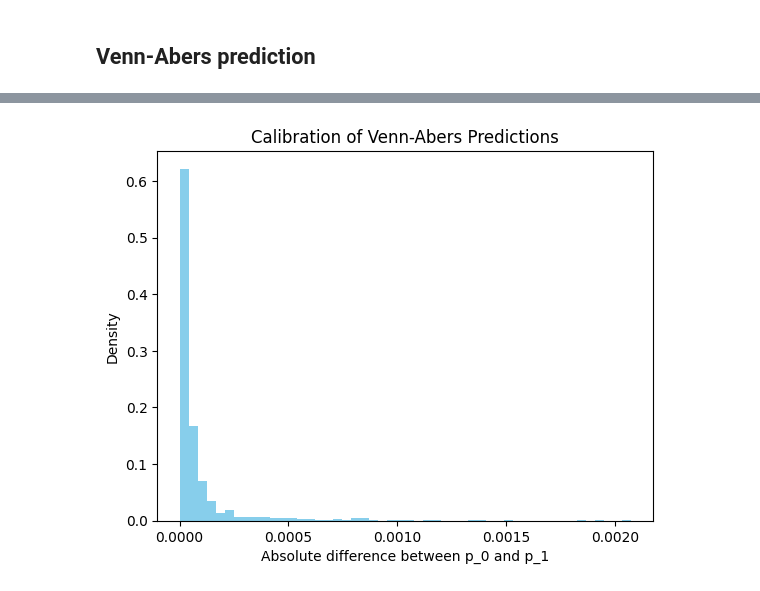
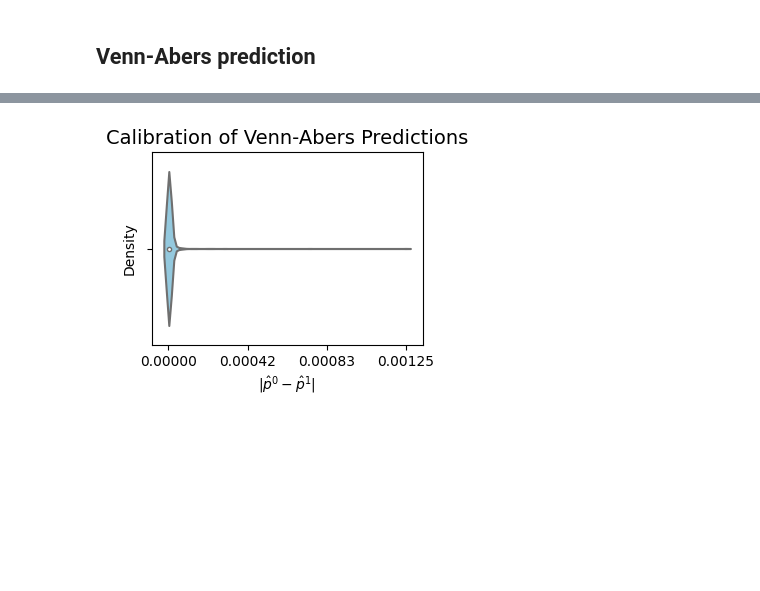
Before and after one commit to ronboger/conformal-protein-retrieval, a Jupyter notebook: pfam/analyze_protein_vec_results.ipynb, the cells around one changed output, grey strips where cells are left out. Cells and saved outputs as stored; diff of their text form; code cells hidden in the pictures; blank space fills up the shorter version.

```diff
--- a/pfam/analyze_protein_vec_results.ipynb
+++ b/pfam/analyze_protein_vec_results.ipynb
@@ -89,5 +115,5 @@ plt.savefig('/data/ron/protein-conformal/figs/pvec_error_rates_partial.pdf', for
 ## Learn then test for FDR
 # %%
 alpha = 0.1
-lhat, risk = get_thresh_FDR(labels, sims, alpha, delta=0.5, N=100)
-print(f'alpha={alpha}, lhat={lhat}, risk={risk}')
+lhat, risk_0 = get_thresh_FDR(labels, sims, alpha, delta=0.5, N=100)
+print(f'alpha={alpha}, lhat={lhat}, risk={risk_0}')
@@ -144,17 +178,0 @@ plt.savefig('/data/ron/protein-conformal/data/pvec_risk_histogram.pdf', format='
-# %%
-# is this nonsense for something else?
-num_trials = 3
-alpha = 0.9
-n_calib = 100
-for trial in range(num_trials):
-    # Randomly split data into calibration and test sets
-    np.random.shuffle(data)
-    cal_data = data[:n_calib]
-    test_data = data[n_calib:3*n_calib]
-
-    X_cal, y_cal = get_sims_labels(cal_data, partial=False)
-    X_test, y_test_exact = get_sims_labels(test_data, partial=False)
-    _, y_test_partial = get_sims_labels(test_data, partial=True)
-    lhat = get_thresh_new_FDR(X_cal, y_cal, alpha)
-    error, fraction_inexact, error_partial, fraction_partial, false_disc = validate_lhat_new(X_test, y_test_partial, y_test_exact, lhat)
-    print(f'Trial {trial+1}: lhat: {lhat}, Ex&!Id/Ex (FNR): {error:.2f}, In/Id (FDR): {fraction_inexact:.2f}, Pa&!Id/Pa (FNR partial): {error_partial:.2f}, Pa&Id/Id: {fraction_partial:.2f} (TPR partial), FPR: {false_disc:.2f}')
@@ -284,12 +304,21 @@ for trial in tqdm(range(num_trials)):
 # %%
 abs_p = [np.abs(p[0] - p[1]) for p in sva_results]
 # %%
-weights = np.ones_like(abs_p) / len(abs_p)
-plt.hist(abs_p, bins=50, color='skyblue', weights=weights)
-plt.xlabel('Absolute difference between p_0 and p_1')
-plt.ylabel('Density')
-plt.title('Calibration of Venn-Abers Predictions')
-plt.savefig('/data/ron/protein-conformal/figs/sva_calibration.pdf', format='pdf')
+plt.figure(figsize=(3.5, 2.5))
+# weights = np.ones_like(abs_p) / len(abs_p)
+# plt.hist(abs_p, bins=50, color='skyblue', weights=weights)
+sns.violinplot(x=abs_p, color='skyblue')
+plt.xlabel(r'$|\hat{p}^0 - \hat{p}^1|$', fontsize=10)
+plt.ylabel('Density', fontsize=10)
+plt.title('Calibration of Venn-Abers Predictions', fontsize=14)
+# plt.xticks(fontsize=10)
+x_ticks = np.linspace(min(abs_p), max(abs_p), num=4)
+plt.xticks(x_ticks, [f'{tick:.5f}' for tick in x_ticks], fontsize=10)
+plt.yticks(fontsize=10)
+# plt.grid(True, linestyle='--', alpha=0.5)
+# plt.tight_layout()
+# plt.savefig('/data/ron/protein-conformal/figs/sva_calibration.pdf', format='pdf')
+plt.savefig('/data/ron/protein-conformal/figs/pfam_new/sva_calibration.pdf', format='pdf', bbox_inches='tight')
 # %% [output]
-[figure, old version]
+[figure, new version]
 # %%
```
Also changed, not shown: parts of 51 cells of this notebook, 12 other files.
